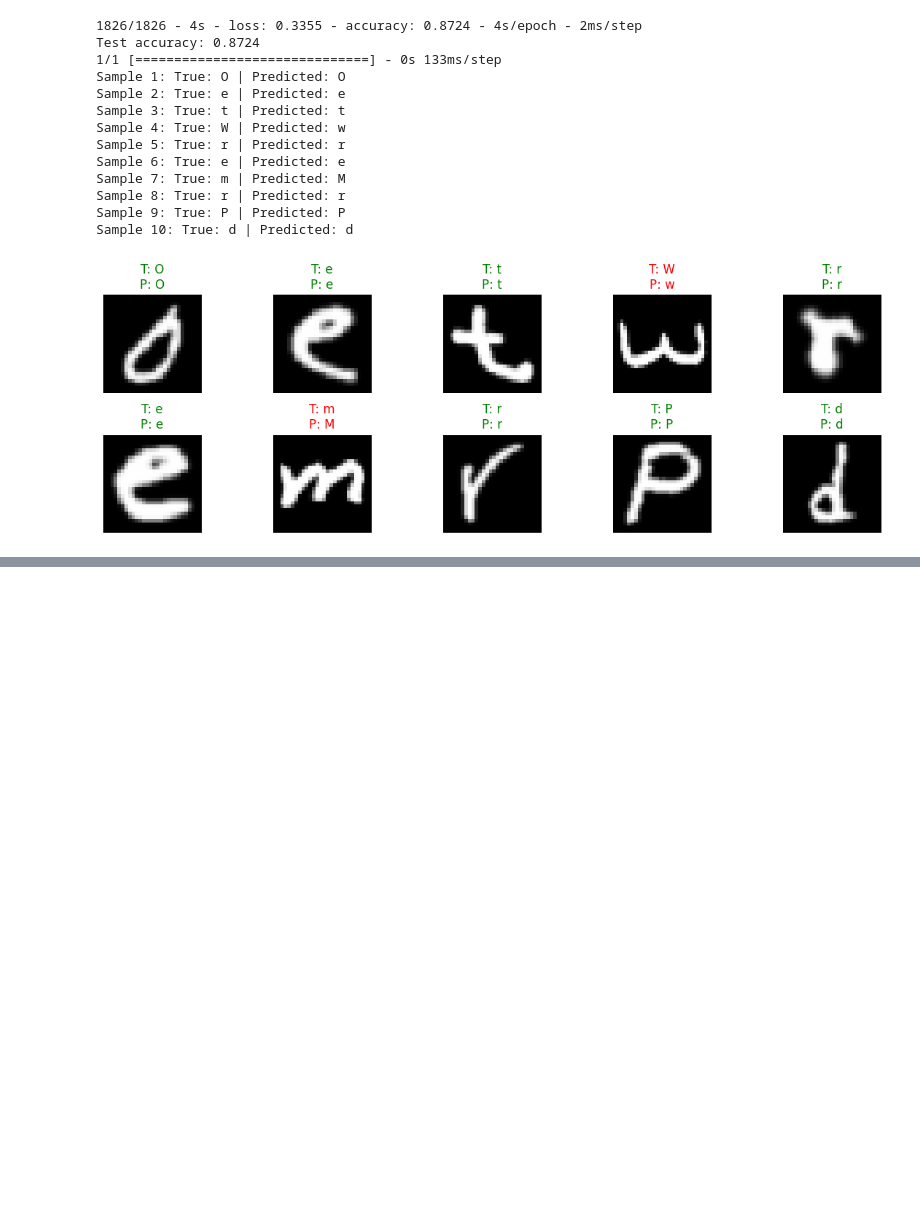
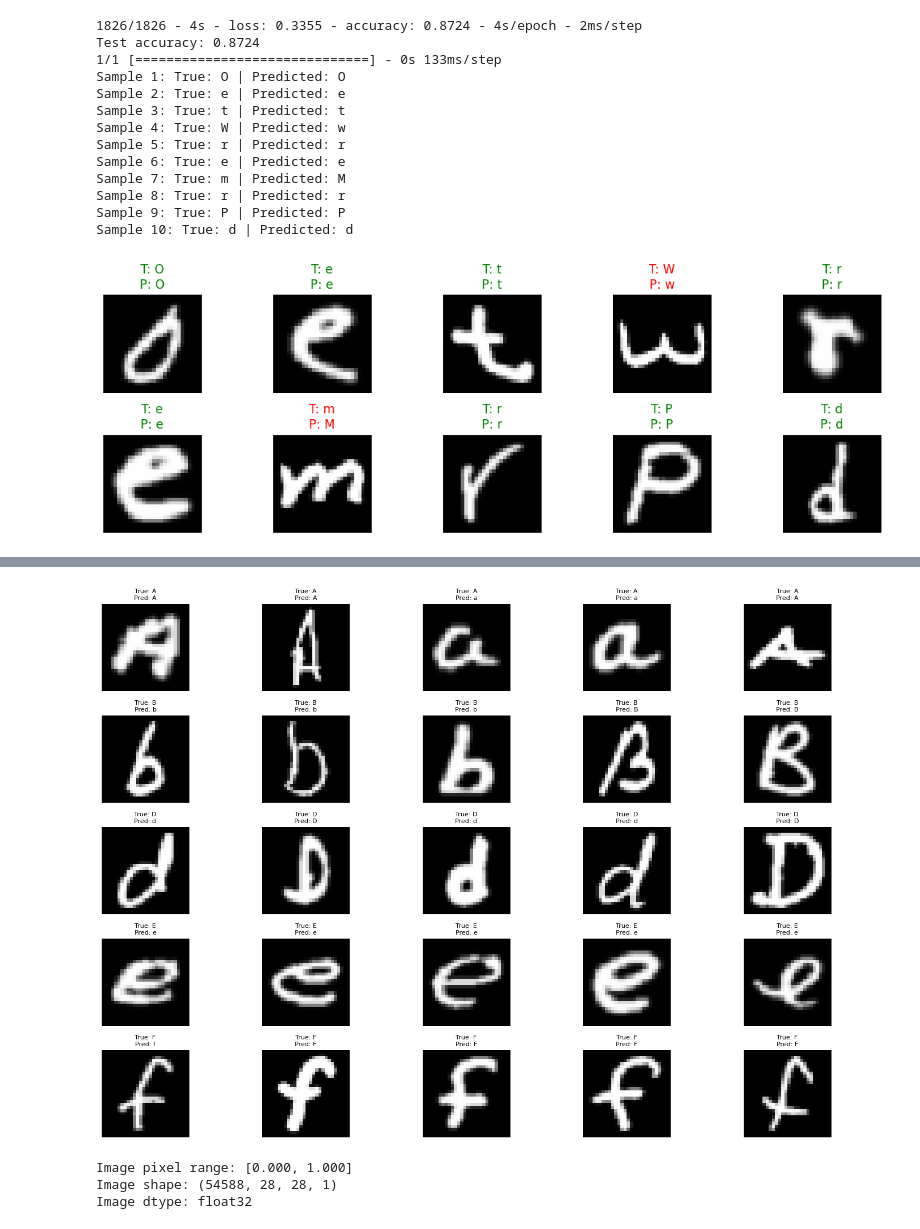
Before and after one commit to 4ndrrw/EMNIST-Letter-Generation-GAN, a Jupyter notebook: EMNIST Classifier/emnist_classifier.ipynb, the cells around one changed output, grey strips where cells are left out. Saved outputs shown, nothing was run; the diff lists cells and outputs as text; code cells hidden in the pictures; blank space fills up the shorter version.

```diff
--- a/EMNIST Classifier/emnist_classifier.ipynb
+++ b/EMNIST Classifier/emnist_classifier.ipynb
@@ -207,0 +385,29 @@ model.save('emnist_letter_classifier.h5')
+# %%
+# Let's visualize some samples to check if the preprocessing is correct
+plt.figure(figsize=(15, 10))
+
+# Show first 5 samples of each class
+sample_classes = [1, 2, 4, 5, 6]  # A, B, D, E, F
+for i, class_label in enumerate(sample_classes):
+    class_indices = np.where(final_labels == class_label)[0][:5]
+
+    for j, idx in enumerate(class_indices):
+        plt.subplot(len(sample_classes), 5, i * 5 + j + 1)
+        plt.imshow(final_images[idx].squeeze(), cmap='gray')
+        true_char = csv_label_to_char(final_labels[idx])
+        pred_char = model_label_to_char(predicted_labels[idx])
+        plt.title(f'True: {true_char}\nPred: {pred_char}', fontsize=8)
+        plt.axis('off')
+
+plt.tight_layout()
+plt.show()
+
+# Let's also check the range of pixel values
+print(f"Image pixel range: [{final_images.min():.3f}, {final_images.max():.3f}]")
+print(f"Image shape: {final_images.shape}")
+print(f"Image dtype: {final_images.dtype}")
+# %% [output]
+[figure, added]
+Image pixel range: [0.000, 1.000]
+Image shape: (54588, 28, 28, 1)
+Image dtype: float32
```
Also changed, not shown: parts of 12 cells of this notebook, 53 other files.
